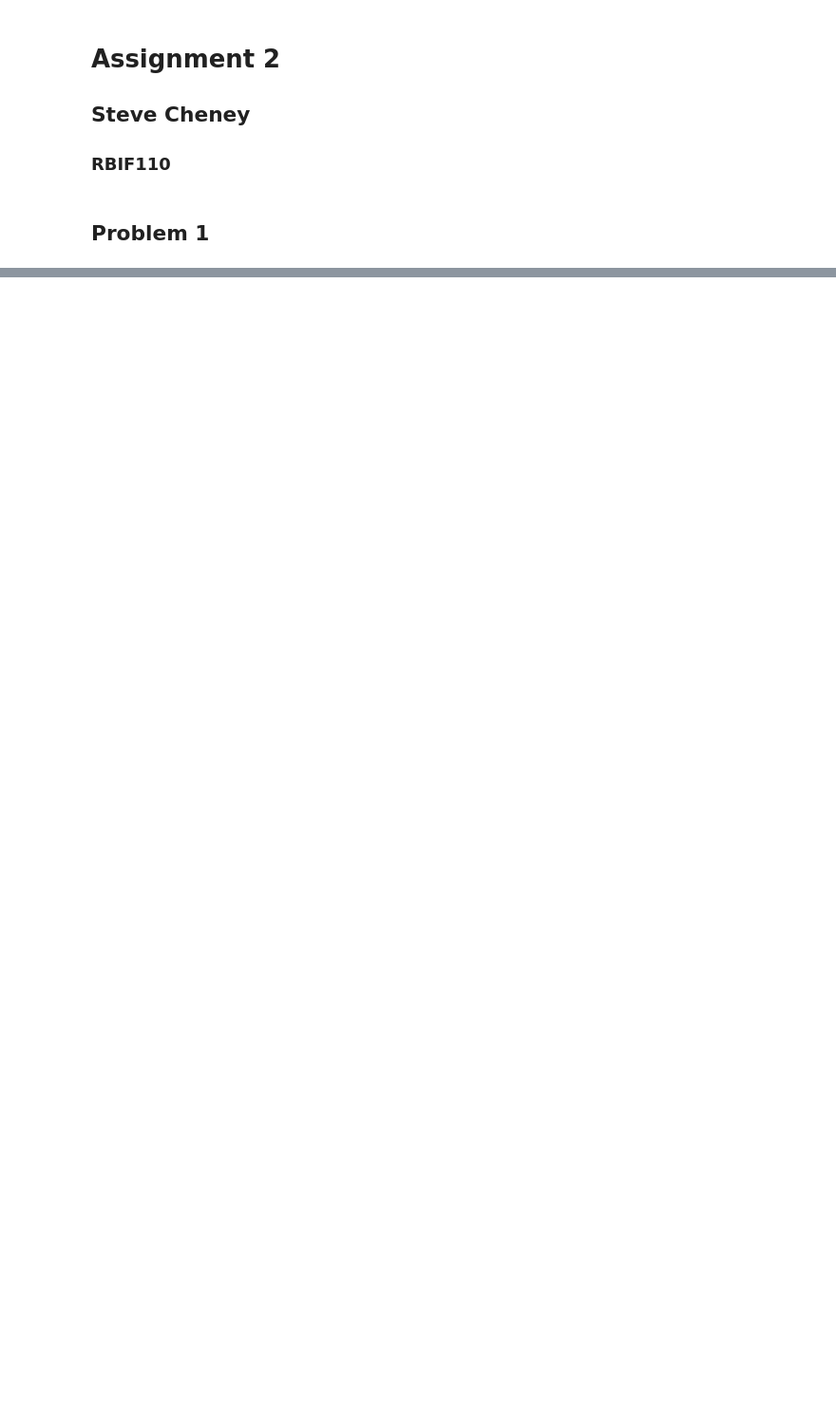
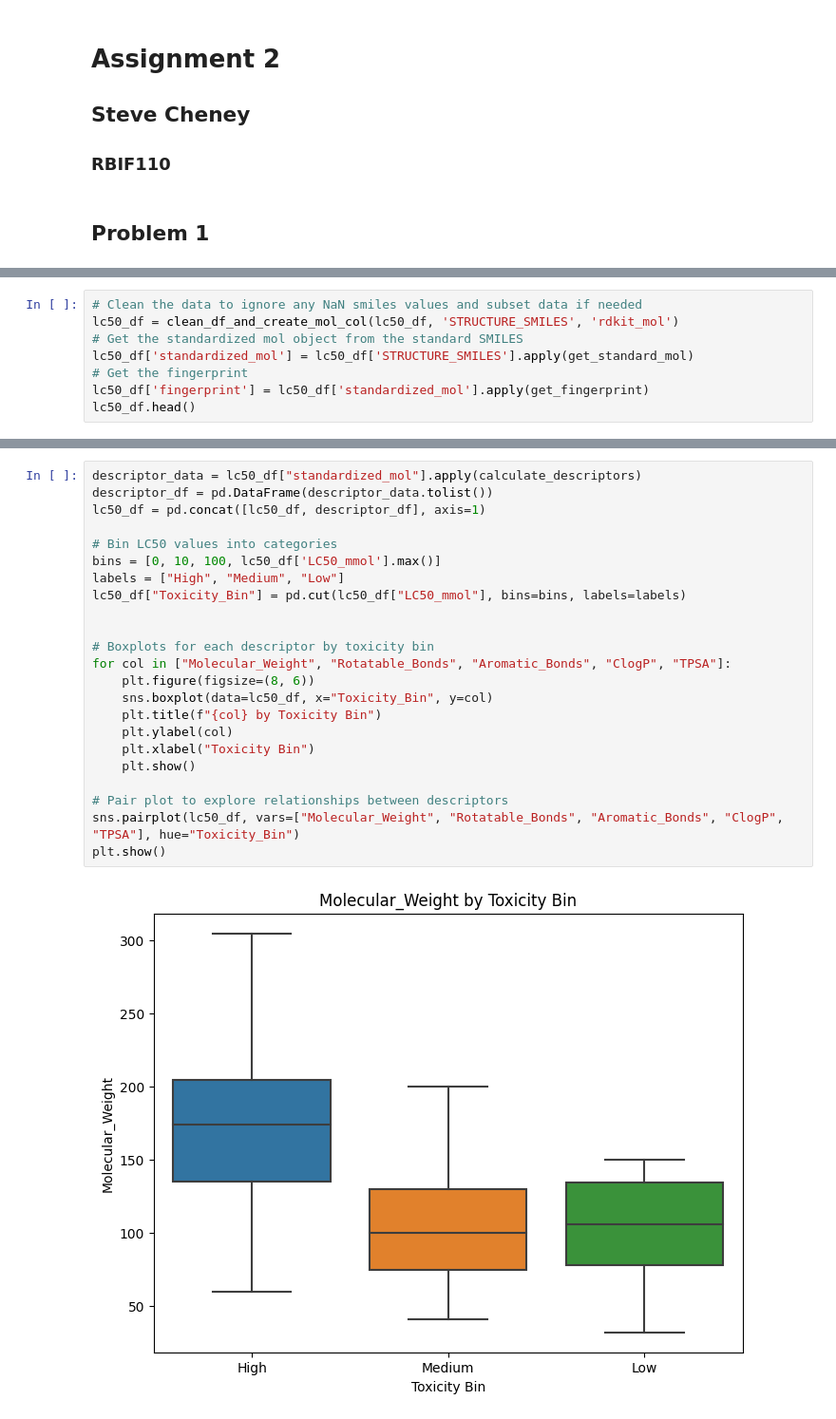
Before and after one commit to Steve-Cheney/Cheminformatics, a Jupyter notebook: rbif-110-a2/a2.ipynb, the cells around one changed output, grey strips where cells are left out. Shown at 95% size. Cells and saved outputs as stored; diff of their text form; blank space fills up the shorter version.

```diff
--- a/rbif-110-a2/a2.ipynb
+++ b/rbif-110-a2/a2.ipynb
@@ -349,0 +127,8 @@ grid
+# %%
+# Clean the data to ignore any NaN smiles values and subset data if needed
+lc50_df = clean_df_and_create_mol_col(lc50_df, 'STRUCTURE_SMILES', 'rdkit_mol')
+# Get the standardized mol object from the standard SMILES
+lc50_df['standardized_mol'] = lc50_df['STRUCTURE_SMILES'].apply(get_standard_mol)
+# Get the fingerprint
+lc50_df['fingerprint'] = lc50_df['standardized_mol'].apply(get_fingerprint)
+lc50_df.head()
@@ -349,0 +142,25 @@ grid
+# %%
+descriptor_data = lc50_df["standardized_mol"].apply(calculate_descriptors)
+descriptor_df = pd.DataFrame(descriptor_data.tolist())
+lc50_df = pd.concat([lc50_df, descriptor_df], axis=1)
+
+# Bin LC50 values into categories
+bins = [0, 10, 100, lc50_df['LC50_mmol'].max()]
+labels = ["High", "Medium", "Low"]
+lc50_df["Toxicity_Bin"] = pd.cut(lc50_df["LC50_mmol"], bins=bins, labels=labels)
+
+
+# Boxplots for each descriptor by toxicity bin
+for col in ["Molecular_Weight", "Rotatable_Bonds", "Aromatic_Bonds", "ClogP", "TPSA"]:
+    plt.figure(figsize=(8, 6))
+    sns.boxplot(data=lc50_df, x="Toxicity_Bin", y=col)
+    plt.title(f"{col} by Toxicity Bin")
+    plt.ylabel(col)
+    plt.xlabel("Toxicity Bin")
+    plt.show()
+
+# Pair plot to explore relationships between descriptors
+sns.pairplot(lc50_df, vars=["Molecular_Weight", "Rotatable_Bonds", "Aromatic_Bonds", "ClogP", "TPSA"], hue="Toxicity_Bin")
+plt.show()
+# %% [output]
+[figure, added]
```
Also changed, not shown: parts of 18 cells of this notebook.
